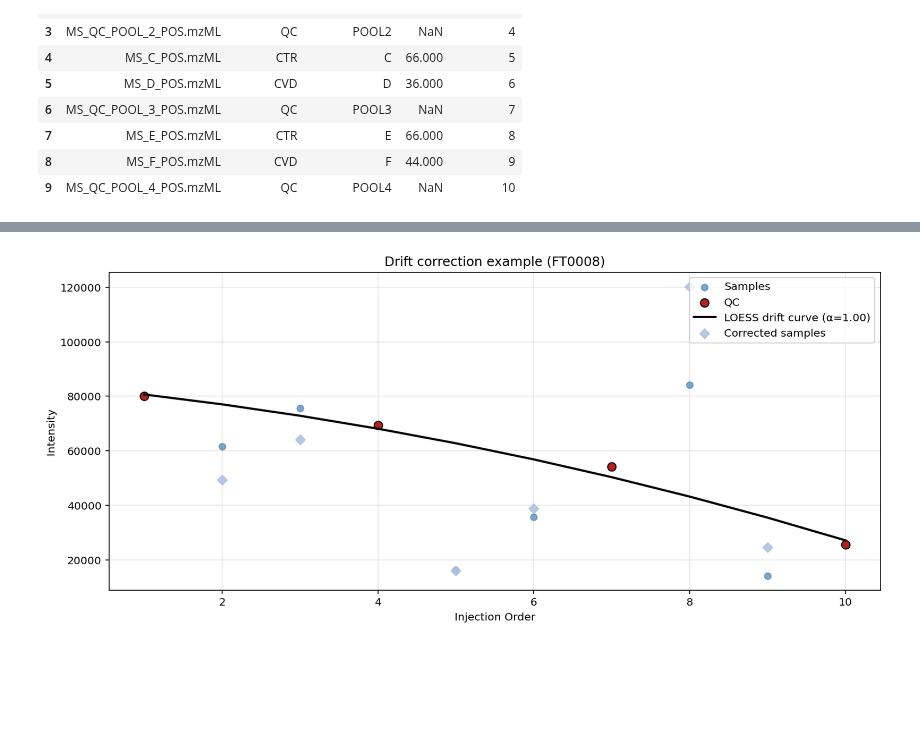
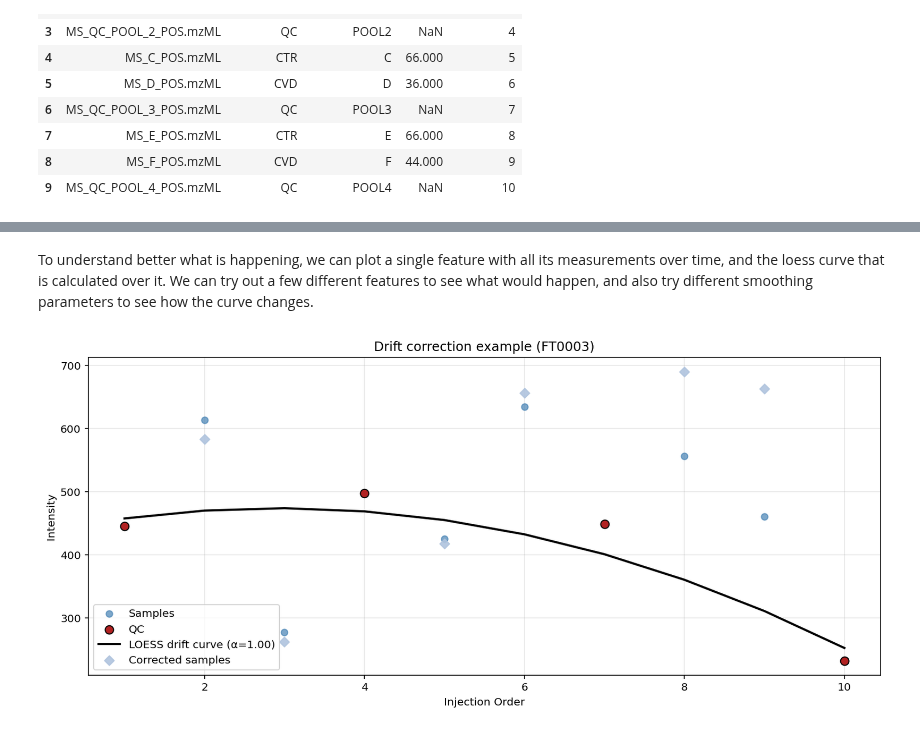
Before and after one commit to biosustain/dsp_course_metabolomics_intro, a Jupyter notebook: material/data_analysis.ipynb, the cells around one changed output, grey strips where cells are left out. Saved outputs shown, nothing was run; the diff lists cells and outputs as text; code cells hidden in the pictures; blank space fills up the shorter version.

```diff
--- a/material/data_analysis.ipynb
+++ b/material/data_analysis.ipynb
@@ -39,0 +450,3 @@ Transpose data, remove metadata, make colnames nicer, reset imputation (everythi
+# %%
+metaboigniter_data = pd.read_csv("/Users/fcasc/Documents/Courses/DSP_MetabolomicsCourse/dataset_metaboigniter_output/MTBLS8735_preprocessed.csv", index_col=0)
+metaboigniter_data
@@ -40,5 +480,5 @@ Transpose data, remove metadata, make colnames nicer, reset imputation (everythi
 # %%
 data = metaboigniter_data.T
-#data = data.drop(['id', 'charge', 'RT', 'mz', 'quality', 'adduct', 'feature_ids'])
-#data.columns = [f"F{i}" for i in range(len(data.columns))]
-#data[data < 1] = float('nan')
+data = data.drop(['mzmed', 'mzmin', 'mzmax', 'rtmed', 'rtmin', 'rtmax', 'npeaks', 'CTR',
+       'CVD', 'QC', 'ms_level'])
+data
@@ -129,0 +681,7 @@ Blanks-based filtering: not possible (no blanks)
+# %%
+data_filtered_3 = filter_dratio(
+    data=data,
+    samples=samples,
+    qcs=qcs,
+    threshold=0.4
+)
@@ -249,5 +738,5 @@ Impute with half minimum
 # %%
-data_imputed = imputation_half_minimum(data=data_filtered_2)
+data_imputed = imputation_half_minimum(data=data_filtered_3)
 # %%
 data_imputed
 # %% [output]
@@ -569,11 +871,13 @@ plot_loess_example_curve(
+# %% [markdown]
+To understand better what is happening, we can plot a single feature with all its measurements over time, and the loess curve that is calculated over it. We can try out a few different features to see what would happen, and also try different smoothing parameters to see how the curve changes.
 # %%
 plot_loess_example_curve(
     df=data_imputed,
-    feature_idx=5,
+    feature_idx=2,
     samples=samples,
     qcs=qcs,
     sample_order=sample_order,
 )
 # %% [output]
-[figure, old version]
+[figure, new version]
 # %% [markdown]
```
Also changed, not shown: parts of 111 cells of this notebook.
